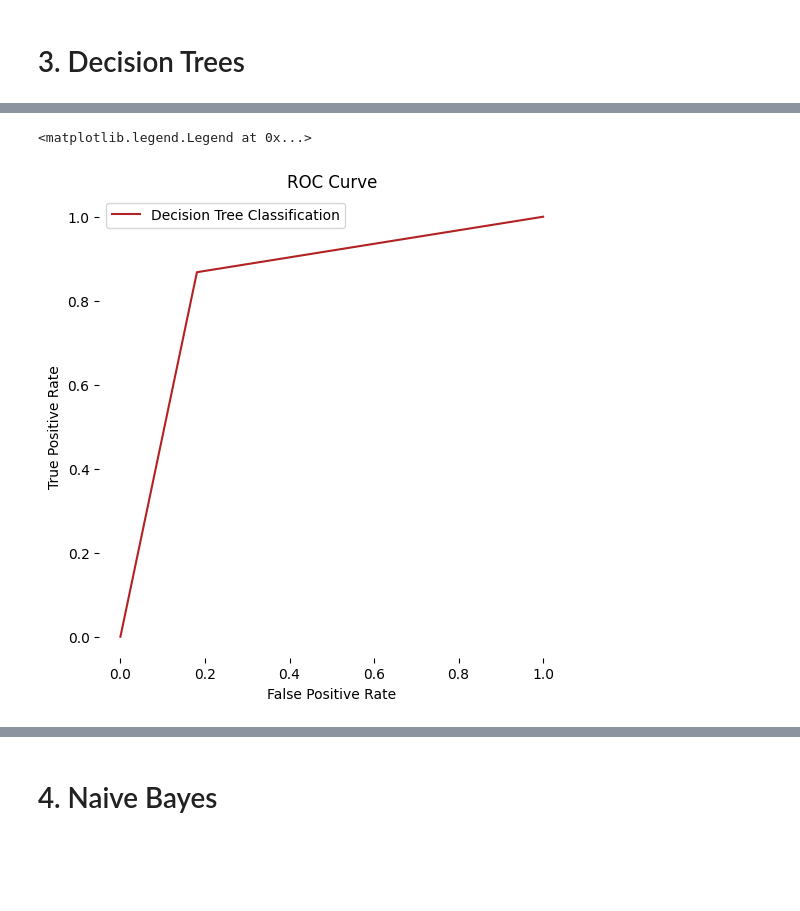
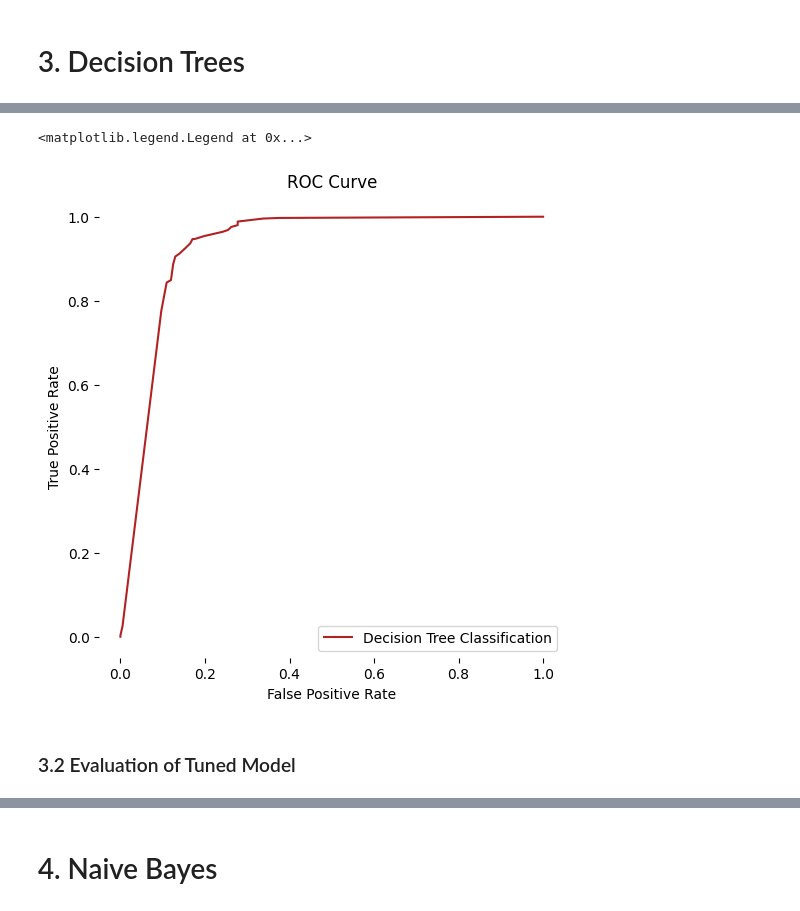
Before and after one commit to hannah127/EduPredictors, a Jupyter notebook: Evaluation.ipynb, the cells around one changed output, grey strips where cells are left out. Cells and saved outputs as stored; diff of their text form; code cells hidden in the pictures; blank space fills up the shorter version.

```diff
--- a/Evaluation.ipynb
+++ b/Evaluation.ipynb
@@ -149,14 +248,16 @@ plt.show()
 # %%
-y_pred_probabiblity = model_dt.predict_proba(X_test)[:,1]
-fpr, tpr, thresholds = metrics.roc_curve(y_test,  y_pred_probabiblity)
+y_pred_probabiblity_dt = model_dt_tuned.predict_proba(X_test)[:,1]
+fpr, tpr, thresholds = metrics.roc_curve(y_test,  y_pred_probabiblity_dt)
 
 fig, ax = plt.subplots(figsize=(6,6))
 ax.plot(fpr, tpr, label='Decision Tree Classification', color = 'firebrick')
 ax.set_title('ROC Curve')
 ax.set_xlabel('False Positive Rate')
 ax.set_ylabel('True Positive Rate')
 plt.box(False)
 ax.legend()
 # %% [output]
 <matplotlib.legend.Legend at 0x...>
-[figure, old version]
+[figure, new version]
+# %% [markdown]
+### 3.2 Evaluation of Tuned Model
```
Also changed, not shown: parts of 39 cells of this notebook, 1 other file.
